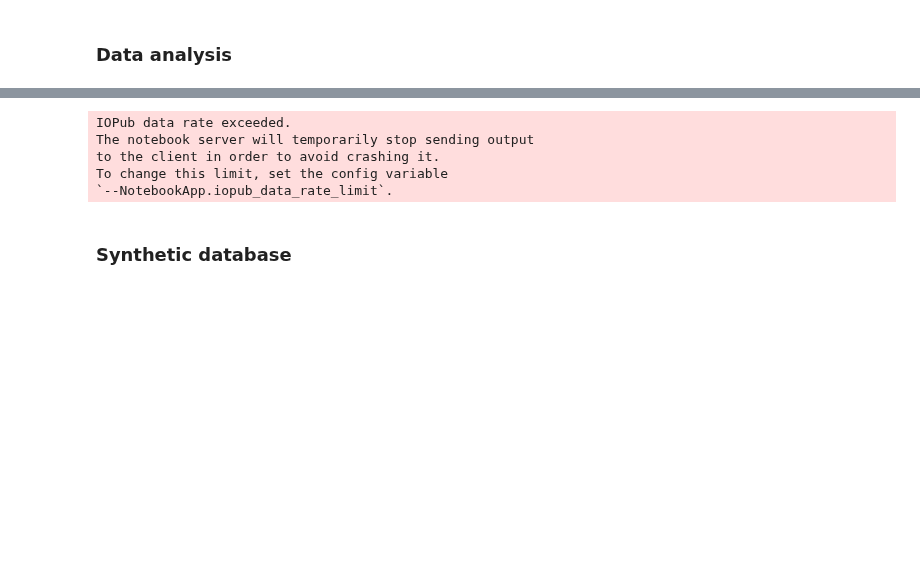
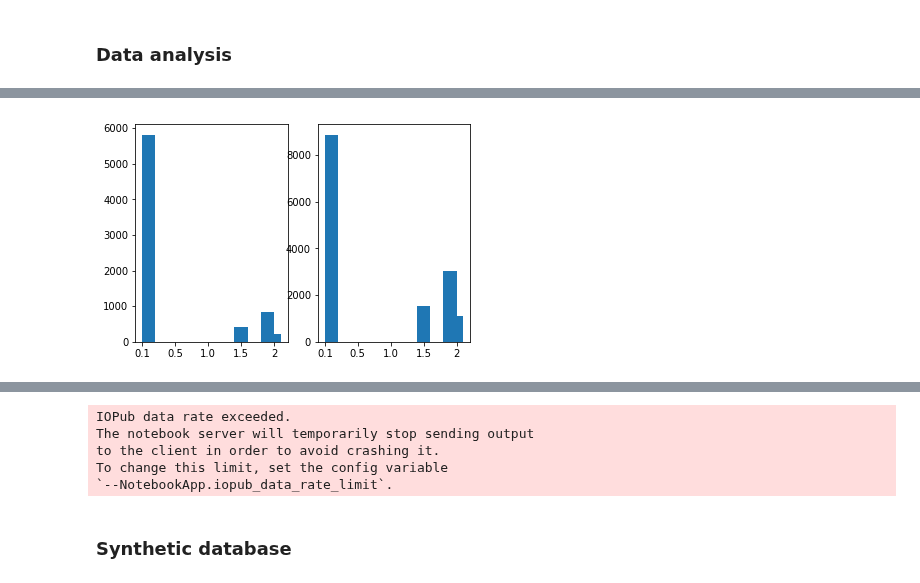
Before and after one commit to jimola/S18_Research, a Jupyter notebook: Python/LogRegChoice.ipynb, the cells around one changed output, grey strips where cells are left out. Saved outputs shown, nothing was run; the diff lists cells and outputs as text; code cells hidden in the pictures; blank space fills up the shorter version.

```diff
--- a/Python/LogRegChoice.ipynb
+++ b/Python/LogRegChoice.ipynb
@@ -301,0 +303,13 @@ ValueError: Input contains NaN, infinity or a value too large for dtype('float64
+# %%
+
+adult_cm = cms[0]
+default_cm = cms[1]
+lending_cm = cms[2]
+# %%
+#Experiment 1: Test the adult data and the lending data's prediction power on default data.
+#Trials are cached within lending and adult data
+adult_test_cm = DTChoice(adult_data + lending_data, DBMetafeatures(),
+                       {a.name: a for a in alg_list}, 1,
+                       pd.concat((adult_cm.y, lending_cm.y)))
+# %%
+default_test_cm = adult_test_cm
@@ -301,0 +330,10 @@ ValueError: Input contains NaN, infinity or a value too large for dtype('float64
+# %%
+algs = [default_test_cm.get_best_alg(x, 0.1) for x in default_data]
+# %%
+#0.1 is almost always being predicted, but true performances are more varied.
+plt.subplot(121)
+_ = plt.hist(algs)
+plt.subplot(122)
+_ = plt.hist(default_test_cm.y.idxmin(axis=1))
+# %% [output]
+[figure, added]
```
Also changed, not shown: parts of 36 cells of this notebook.
